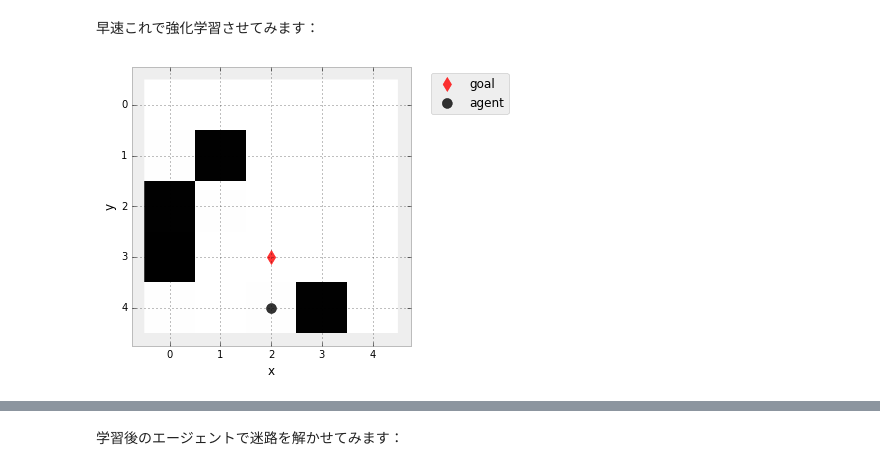
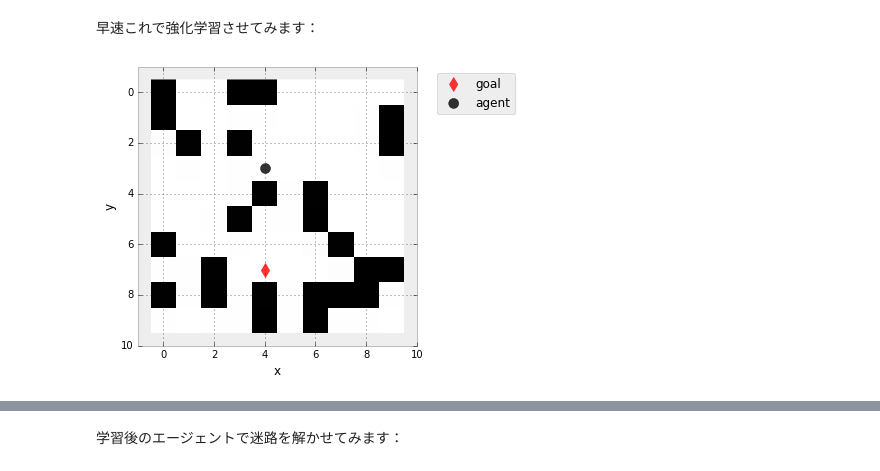
Before and after one commit to AkinoriTanaka-phys/HPC-Phys_tutorial_and_hands-on, a Jupyter notebook: section2.ipynb, the cells around one changed output, grey strips where cells are left out. Drawn from its saved outputs; the diff is of its cells as text; code cells hidden in the pictures.

```diff
--- a/section2.ipynb
+++ b/section2.ipynb
@@ -323,11 +323,11 @@ class SARSA_optimizer(Optimizer):
 早速これで強化学習させてみます：
 # %%
 %matplotlib inline
-Env = MazeEnv(5,5, threshold=1.2)
+Env = MazeEnv(10,10, threshold=1.2)
 Env.reset()
 Env.render()
 # %% [output]
-[figure, old version]
+[figure, new version]
 # %%
 %%time
 q = Parameters(Env)
```
Also changed, not shown: parts of 5 cells of this notebook, 2 other files.
